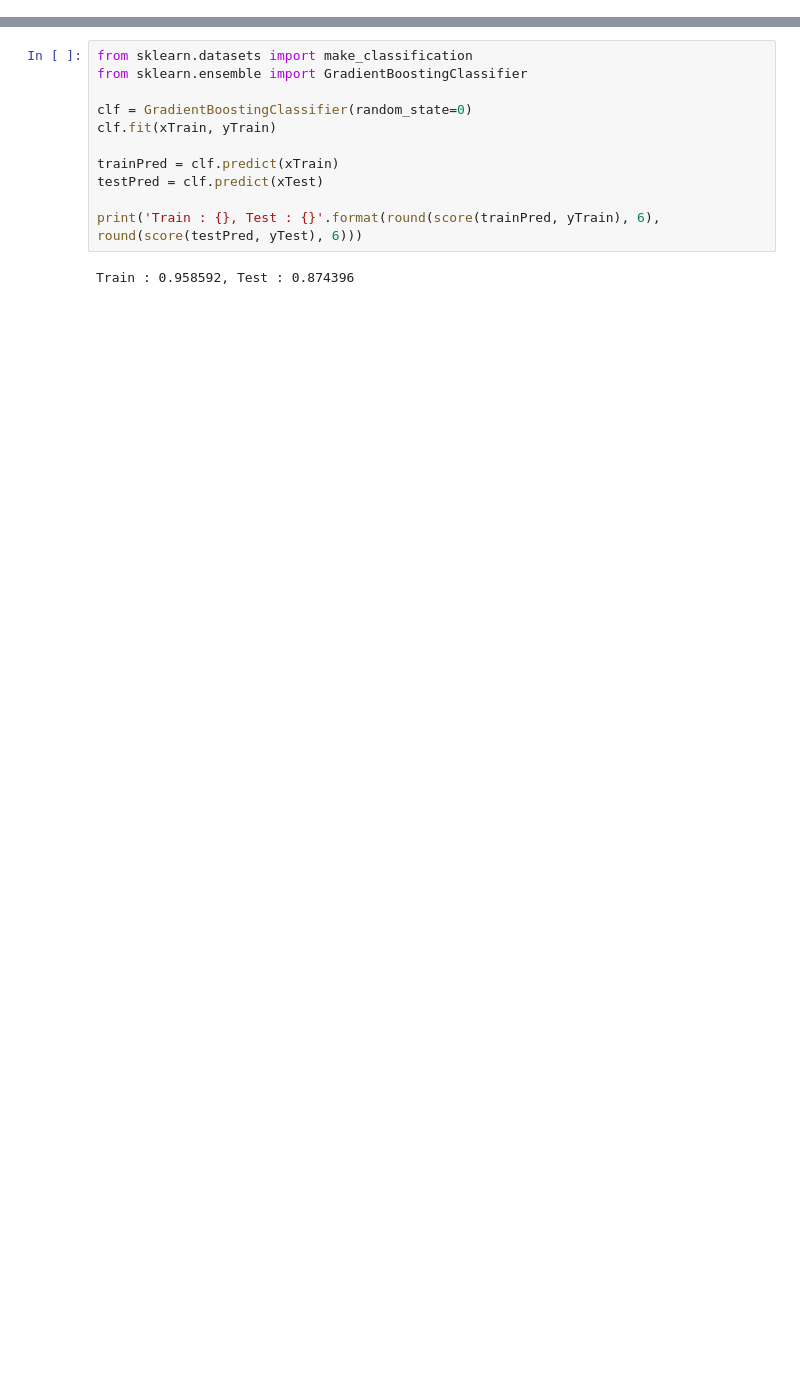
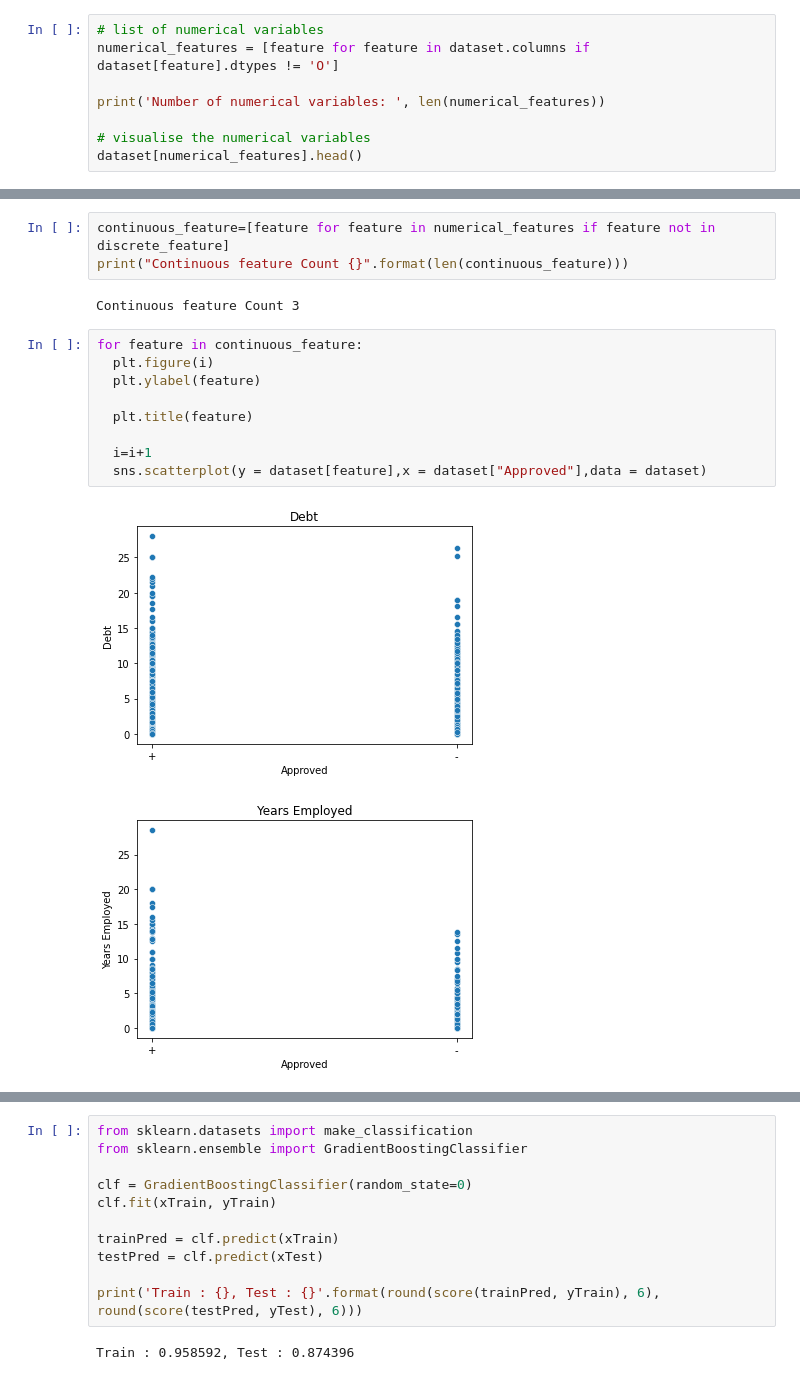
Before and after one commit to shubhamshelar/CreditCardApprovalML, a Jupyter notebook: Credit Prediction.ipynb, the cells around one changed output, grey strips where cells are left out. Cells and saved outputs as stored; diff of their text form; blank space fills up the shorter version.

```diff
--- a/Credit Prediction.ipynb
+++ b/Credit Prediction.ipynb
@@ -0,0 +60,8 @@
+# %%
+# list of numerical variables
+numerical_features = [feature for feature in dataset.columns if dataset[feature].dtypes != 'O']
+
+print('Number of numerical variables: ', len(numerical_features))
+
+# visualise the numerical variables
+dataset[numerical_features].head()
@@ -0,0 +126,17 @@
+# %%
+continuous_feature=[feature for feature in numerical_features if feature not in discrete_feature]
+print("Continuous feature Count {}".format(len(continuous_feature)))
+# %% [output]
+Continuous feature Count 3
+# %%
+for feature in continuous_feature:
+  plt.figure(i)
+  plt.ylabel(feature)
+
+  plt.title(feature)
+
+  i=i+1
+  sns.scatterplot(y = dataset[feature],x = dataset["Approved"],data = dataset)
+# %% [output]
+[figure, added]
+[figure, added]
```
Also changed, not shown: parts of 28 cells of this notebook.
